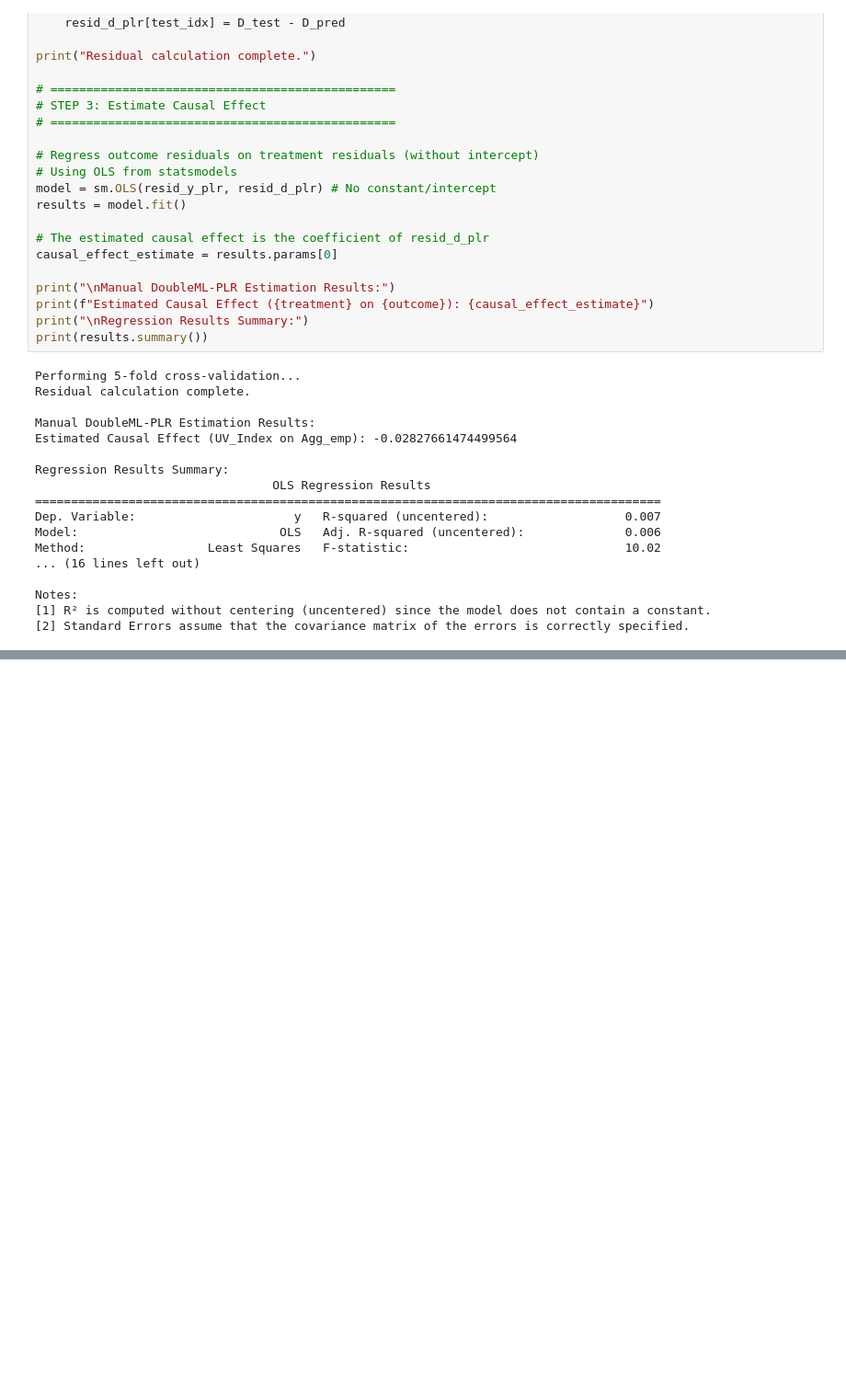
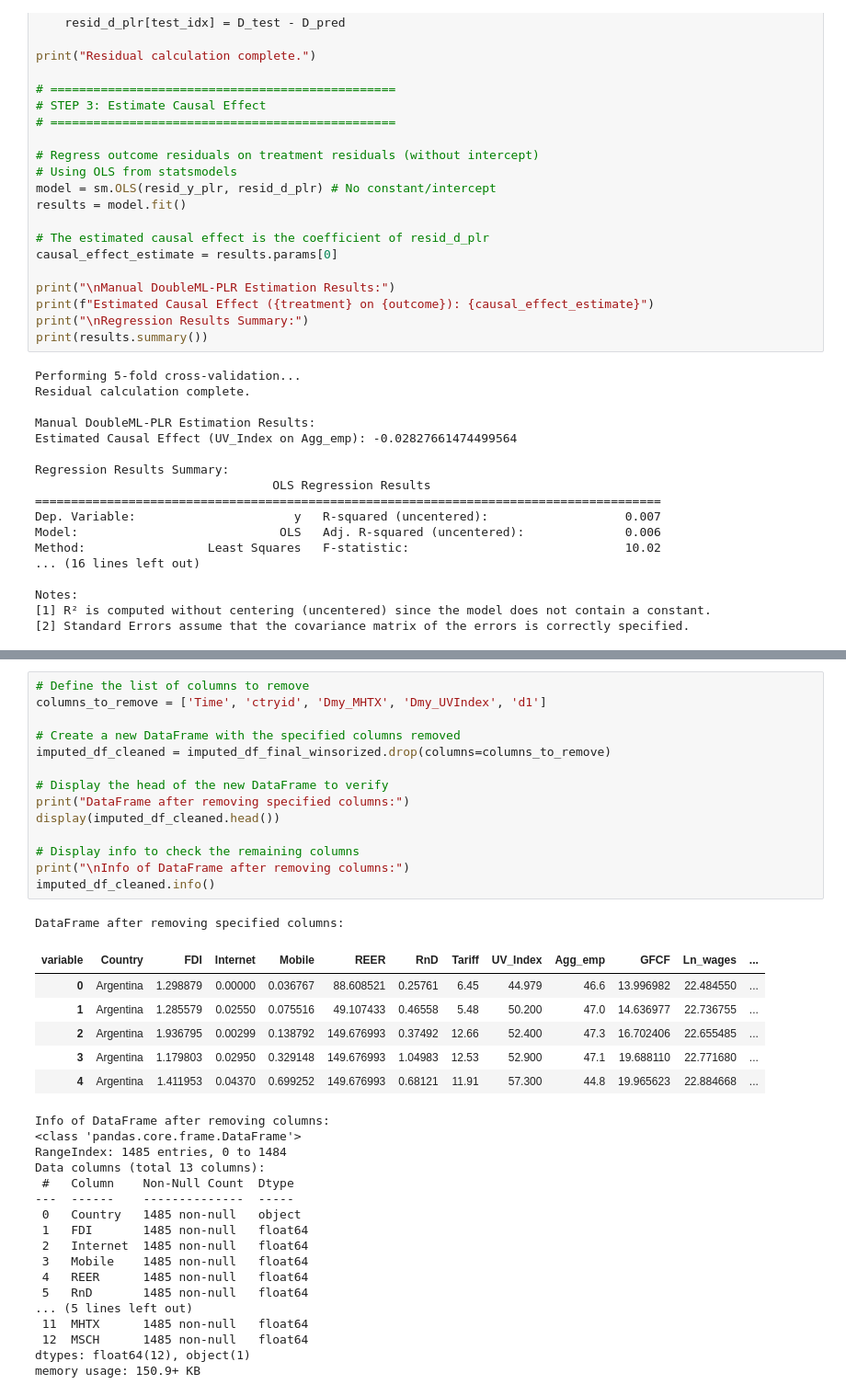
Before and after one commit to mks999/DML_Economics, a Jupyter notebook: DML_EQ_EMP_R2.ipynb, the cells around one changed output, grey strips where cells are left out. Shown at 92% size. Cells and saved outputs as stored; diff of their text form; blank space fills up the shorter version.

```diff
--- a/DML_EQ_EMP_R2.ipynb
+++ b/DML_EQ_EMP_R2.ipynb
@@ -1699,0 +1739,39 @@ Notes:
+# %%
+# Define the list of columns to remove
+columns_to_remove = ['Time', 'ctryid', 'Dmy_MHTX', 'Dmy_UVIndex', 'd1']
+
+# Create a new DataFrame with the specified columns removed
+imputed_df_cleaned = imputed_df_final_winsorized.drop(columns=columns_to_remove)
+
+# Display the head of the new DataFrame to verify
+print("DataFrame after removing specified columns:")
+display(imputed_df_cleaned.head())
+
+# Display info to check the remaining columns
+print("\nInfo of DataFrame after removing columns:")
+imputed_df_cleaned.info()
+# %% [output]
+DataFrame after removing specified columns:
+| variable | Country | FDI | Internet | Mobile | REER | RnD | Tariff | UV_Index | Agg_emp | GFCF | Ln_wages | ... |
+| 0 | Argentina | 1.298879 | 0.00000 | 0.036767 | 88.608521 | 0.25761 | 6.45 | 44.979 | 46.6 | 13.996982 | 22.484550 | ... |
+| 1 | Argentina | 1.285579 | 0.02550 | 0.075516 | 49.107433 | 0.46558 | 5.48 | 50.200 | 47.0 | 14.636977 | 22.736755 | ... |
+| 2 | Argentina | 1.936795 | 0.00299 | 0.138792 | 149.676993 | 0.37492 | 12.66 | 52.400 | 47.3 | 16.702406 | 22.655485 | ... |
+| 3 | Argentina | 1.179803 | 0.02950 | 0.329148 | 149.676993 | 1.04983 | 12.53 | 52.900 | 47.1 | 19.688110 | 22.771680 | ... |
+| 4 | Argentina | 1.411953 | 0.04370 | 0.699252 | 149.676993 | 0.68121 | 11.91 | 57.300 | 44.8 | 19.965623 | 22.884668 | ... |
+Info of DataFrame after removing columns:
+<class 'pandas.core.frame.DataFrame'>
+RangeIndex: 1485 entries, 0 to 1484
+Data columns (total 13 columns):
+ #   Column    Non-Null Count  Dtype
+---  ------    --------------  -----
+ 0   Country   1485 non-null   object
+ 1   FDI       1485 non-null   float64
+ 2   Internet  1485 non-null   float64
+ 3   Mobile    1485 non-null   float64
+ 4   REER      1485 non-null   float64
+ 5   RnD       1485 non-null   float64
+... (5 lines left out)
+ 11  MHTX      1485 non-null   float64
+ 12  MSCH      1485 non-null   float64
+dtypes: float64(12), object(1)
+memory usage: 150.9+ KB
```
Also changed, not shown: parts of 2 cells of this notebook.
